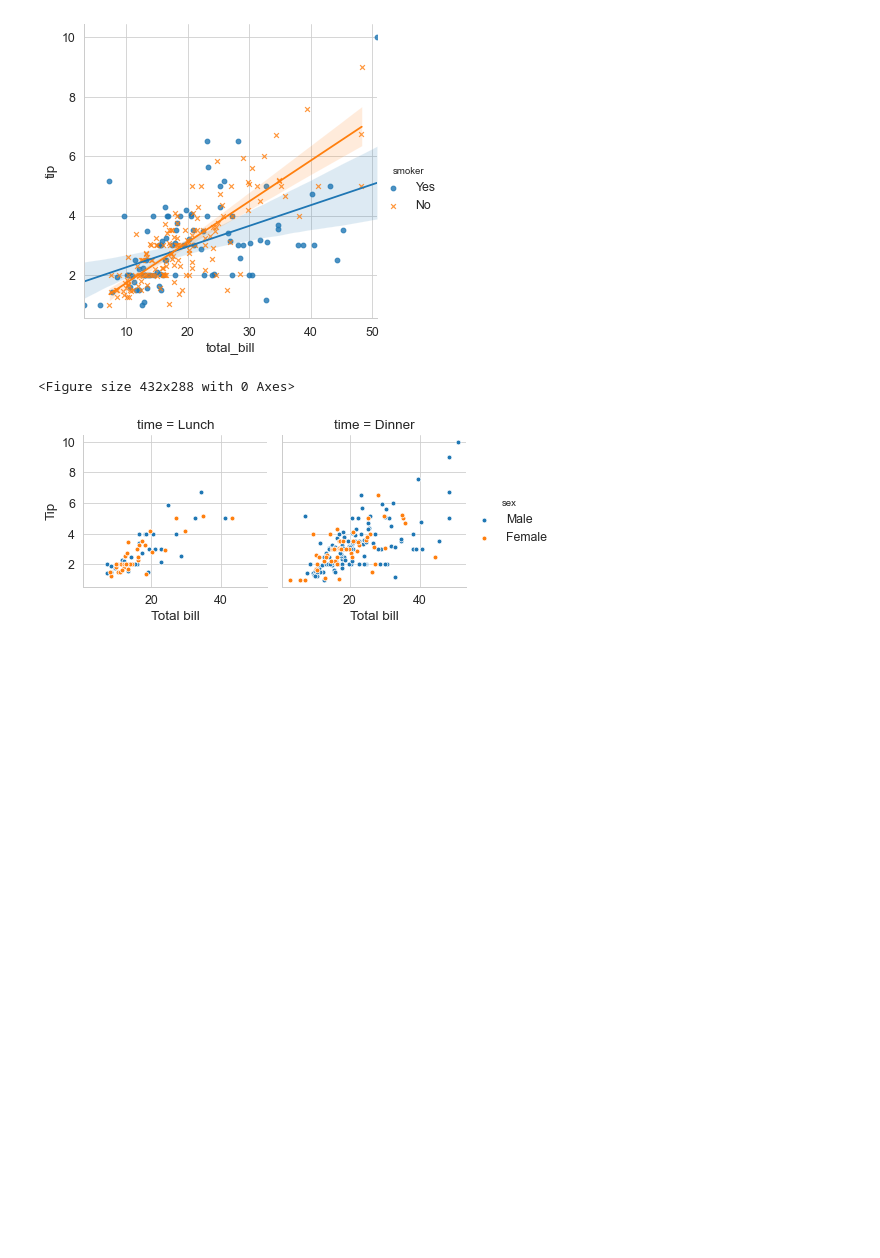
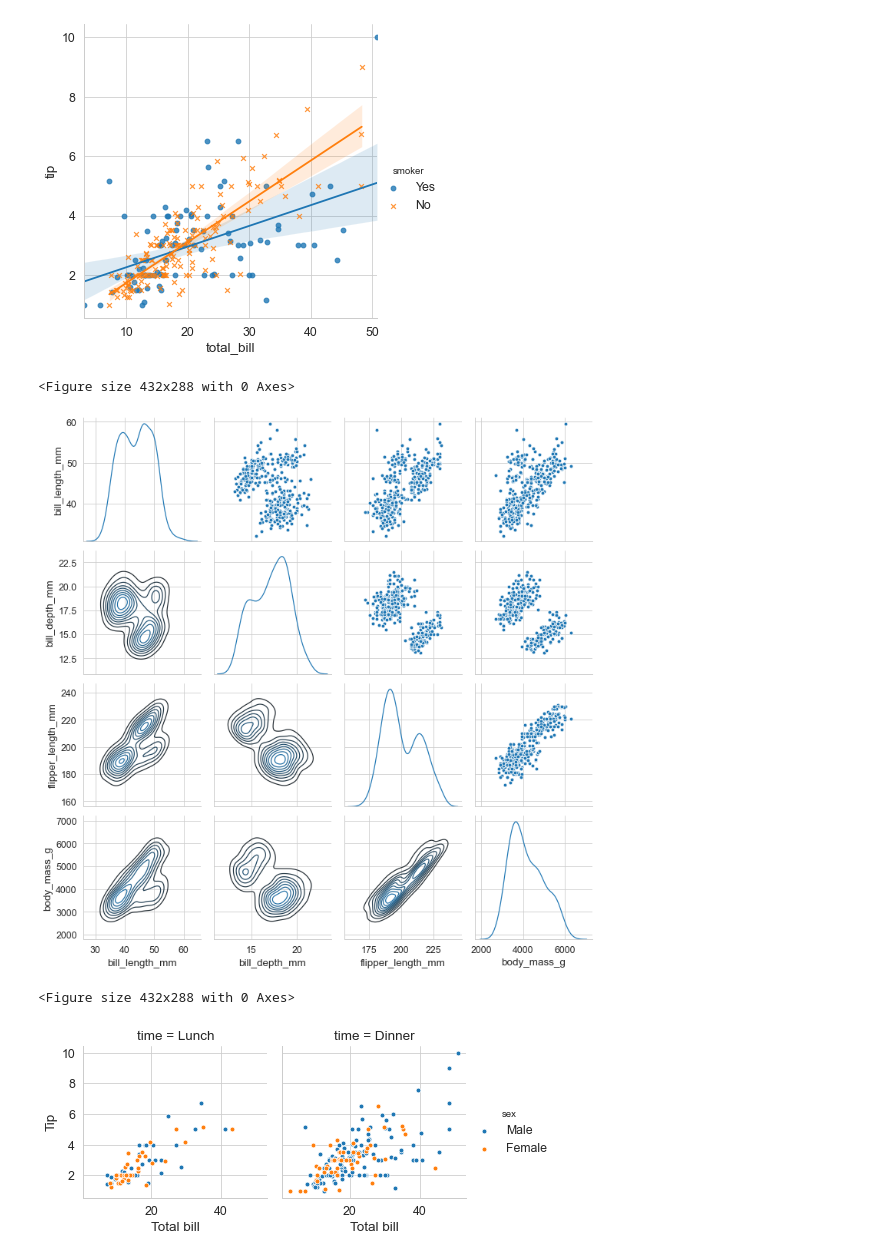
Before and after one commit to TheBormann/PersonalProjects, a Jupyter notebook: Summaries and cheatsheets/Machine learning in python/3. Data visualization/img/graphs.ipynb, the cells around one changed output. Saved outputs shown, nothing was run; the diff lists cells and outputs as text; code cells hidden in the pictures; blank space fills up the shorter version.

```diff
--- a/Summaries and cheatsheets/Machine learning in python/3. Data visualization/img/graphs.ipynb
+++ b/Summaries and cheatsheets/Machine learning in python/3. Data visualization/img/graphs.ipynb
@@ -238,4 +239,17 @@ plt.clf()
 <Figure size 576x432 with 0 Axes>
 [figure]
 <Figure size 432x288 with 0 Axes>
+# %%
+# Pairgrid plot
+# -----------------------------------------------------------------------------
+g = sns.PairGrid(penguins, diag_sharey=False)
+g.map_upper(sns.scatterplot)
+g.map_lower(sns.kdeplot)
+g.map_diag(sns.kdeplot)
+plt.savefig('seaborn_pairgrid.svg')
+plt.show()
+plt.clf()
+# %% [output]
+[figure, added]
+<Figure size 432x288 with 0 Axes>
 # %%
```
Also changed, not shown: parts of 15 cells of this notebook, 17 other files.
